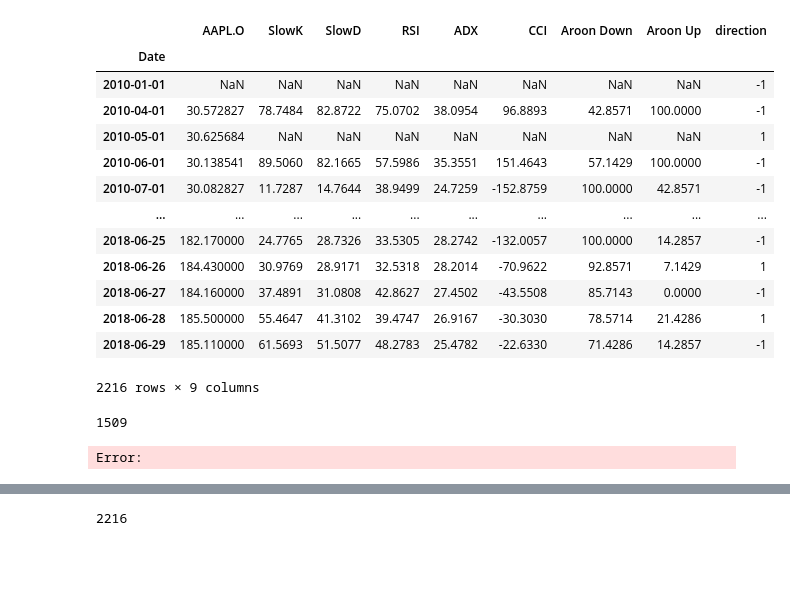
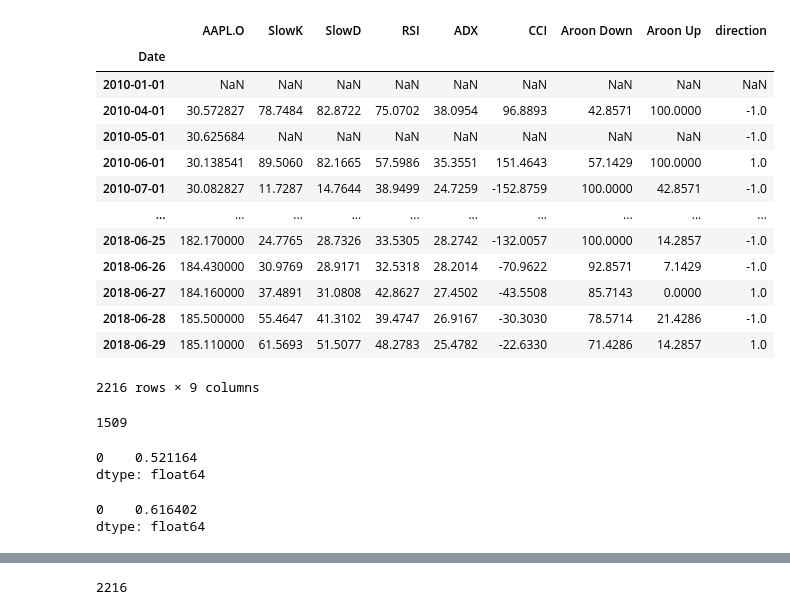
Before and after one commit to albertarielw/qf2103, a Jupyter notebook: hmm/project.ipynb, the cells around one changed output, grey strips where cells are left out. Drawn from its saved outputs; the diff is of its cells as text; code cells hidden in the pictures; blank space fills up the shorter version.

```diff
--- a/hmm/project.ipynb
+++ b/hmm/project.ipynb
@@ -58,21 +58,23 @@ def predict_position(train, test):
 # %%
 apple_data = pd.read_csv('apple_output.csv', index_col = 0, parse_dates = True)
 apple_data['direction'] = np.where(apple_data['AAPL.O'] >= apple_data['AAPL.O'].shift(1), 1, -1)
+apple_data['direction'] = apple_data['direction'].shift(1) # shift because we use today's values to predict tomorrow's directions (tomorrow's values are not available yet)
+
 apple_data
 # %% [output]
 |  | AAPL.O | SlowK | SlowD | RSI | ADX | CCI | Aroon Down | Aroon Up | direction |
 | Date |  |  |  |  |  |  |  |  |  |
-| 2010-01-01 | NaN | NaN | NaN | NaN | NaN | NaN | NaN | NaN | -1 |
-| 2010-04-01 | 30.572827 | 78.7484 | 82.8722 | 75.0702 | 38.0954 | 96.8893 | 42.8571 | 100.0000 | -1 |
-| 2010-05-01 | 30.625684 | NaN | NaN | NaN | NaN | NaN | NaN | NaN | 1 |
-| 2010-06-01 | 30.138541 | 89.5060 | 82.1665 | 57.5986 | 35.3551 | 151.4643 | 57.1429 | 100.0000 | -1 |
-| 2010-07-01 | 30.082827 | 11.7287 | 14.7644 | 38.9499 | 24.7259 | -152.8759 | 100.0000 | 42.8571 | -1 |
+| 2010-01-01 | NaN | NaN | NaN | NaN | NaN | NaN | NaN | NaN | NaN |
+| 2010-04-01 | 30.572827 | 78.7484 | 82.8722 | 75.0702 | 38.0954 | 96.8893 | 42.8571 | 100.0000 | -1.0 |
+| 2010-05-01 | 30.625684 | NaN | NaN | NaN | NaN | NaN | NaN | NaN | -1.0 |
+| 2010-06-01 | 30.138541 | 89.5060 | 82.1665 | 57.5986 | 35.3551 | 151.4643 | 57.1429 | 100.0000 | 1.0 |
+| 2010-07-01 | 30.082827 | 11.7287 | 14.7644 | 38.9499 | 24.7259 | -152.8759 | 100.0000 | 42.8571 | -1.0 |
 | ... | ... | ... | ... | ... | ... | ... | ... | ... | ... |
-| 2018-06-25 | 182.170000 | 24.7765 | 28.7326 | 33.5305 | 28.2742 | -132.0057 | 100.0000 | 14.2857 | -1 |
-| 2018-06-26 | 184.430000 | 30.9769 | 28.9171 | 32.5318 | 28.2014 | -70.9622 | 92.8571 | 7.1429 | 1 |
-| 2018-06-27 | 184.160000 | 37.4891 | 31.0808 | 42.8627 | 27.4502 | -43.5508 | 85.7143 | 0.0000 | -1 |
-| 2018-06-28 | 185.500000 | 55.4647 | 41.3102 | 39.4747 | 26.9167 | -30.3030 | 78.5714 | 21.4286 | 1 |
-| 2018-06-29 | 185.110000 | 61.5693 | 51.5077 | 48.2783 | 25.4782 | -22.6330 | 71.4286 | 14.2857 | -1 |
+| 2018-06-25 | 182.170000 | 24.7765 | 28.7326 | 33.5305 | 28.2742 | -132.0057 | 100.0000 | 14.2857 | -1.0 |
+| 2018-06-26 | 184.430000 | 30.9769 | 28.9171 | 32.5318 | 28.2014 | -70.9622 | 92.8571 | 7.1429 | -1.0 |
+| 2018-06-27 | 184.160000 | 37.4891 | 31.0808 | 42.8627 | 27.4502 | -43.5508 | 85.7143 | 0.0000 | 1.0 |
+| 2018-06-28 | 185.500000 | 55.4647 | 41.3102 | 39.4747 | 26.9167 | -30.3030 | 78.5714 | 21.4286 | -1.0 |
+| 2018-06-29 | 185.110000 | 61.5693 | 51.5077 | 48.2783 | 25.4782 | -22.6330 | 71.4286 | 14.2857 | 1.0 |
 2216 rows × 9 columns
 # %%
 train_data, test_data = sequential_train_test_split(apple_data)
@@ -84,8 +86,16 @@ len(y_train)
 1509
 # %%
 from sklearn.neural_network import MLPClassifier
-model = MLPClassifier(hidden_layer_sizes=[10000] * 50, random_state=1)
+model = MLPClassifier(hidden_layer_sizes=[200] * 2, random_state=1)
 prediction = model.fit(X_train, y_train).predict(X_test)
 benchmark_accuracy(prediction, y_test)
 # %% [output]
-Error:
+0    0.521164
+dtype: float64
+# %%
+model = MLPClassifier(hidden_layer_sizes=[50] * 3, random_state=1)
+prediction = model.fit(X_train, y_train).predict(X_test)
+benchmark_accuracy(prediction, y_test)
+# %% [output]
+0    0.616402
+dtype: float64
```
Also changed, not shown: parts of 3 cells of this notebook, 1 other file.
